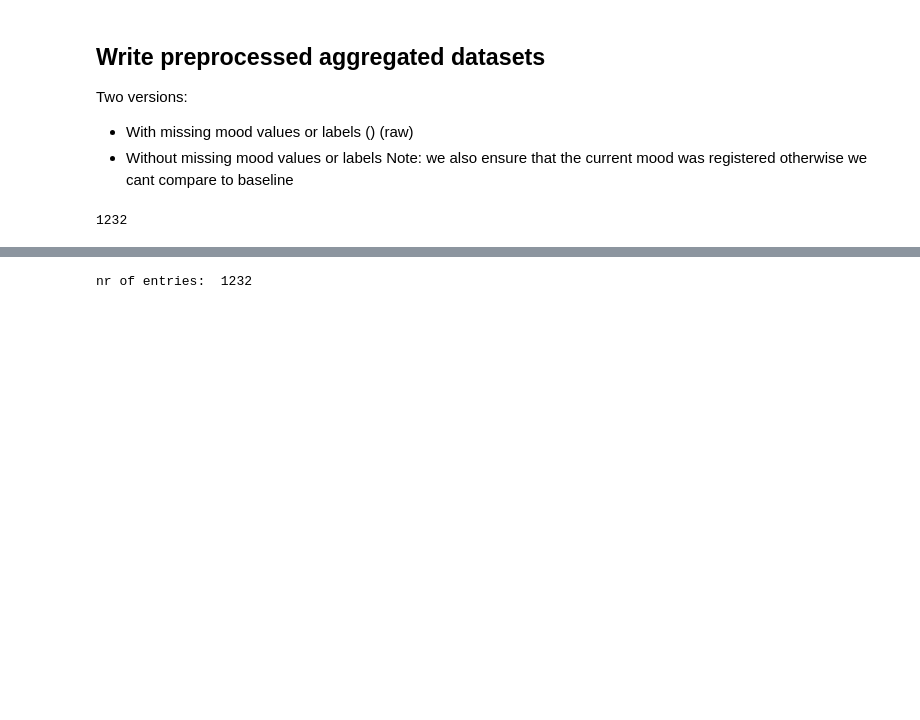
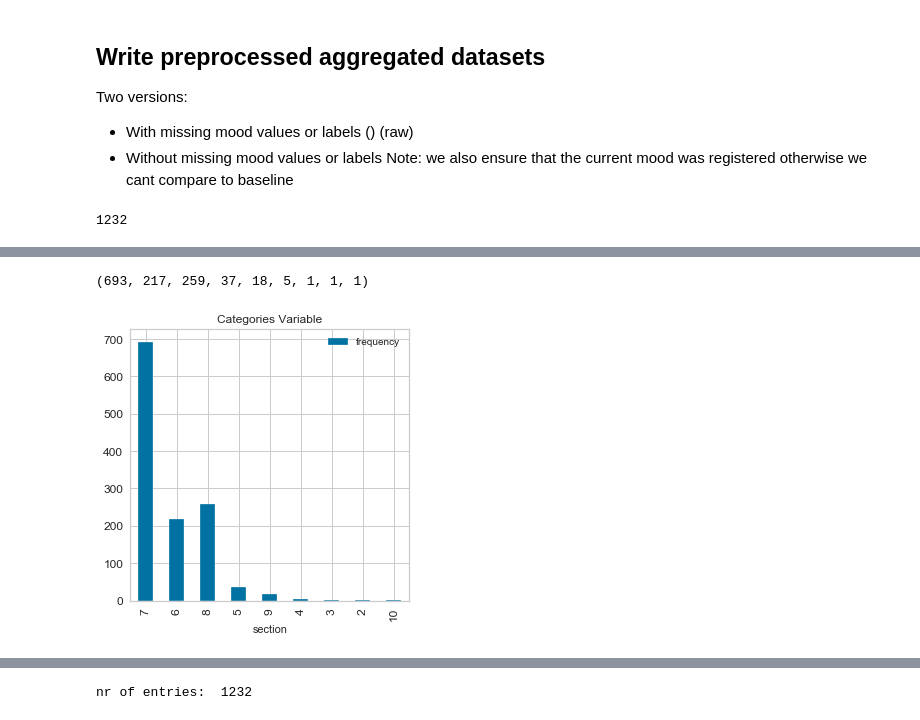
Before and after one commit to levrex/AppMoodPrediction, a Jupyter notebook: Datamining_Mood.ipynb, the cells around one changed output, grey strips where cells are left out. Saved outputs shown, nothing was run; the diff lists cells and outputs as text; code cells hidden in the pictures; blank space fills up the shorter version.

```diff
--- a/Datamining_Mood.ipynb
+++ b/Datamining_Mood.ipynb
@@ -301,0 +378,11 @@ plt.gca().set(title='finalMood', ylabel='Entries');
+# %%
+#df_agg[df_agg.columns[-1]].sum()
+from collections import Counter
+
+labels, values = zip(*Counter(df_agg[df_agg.columns[-1]]).items())
+print(values)
+df = pd.DataFrame({'section':labels, 'frequency':values})
+ax = df.plot(kind='bar',  title ="Categories Variable", figsize=(5, 5), x='section', legend=True, fontsize=12, rot=90)
+# %% [output]
+(693, 217, 259, 37, 18, 5, 1, 1, 1)
+[figure, added]
```
Also changed, not shown: parts of 35 cells of this notebook, 8 other files.
